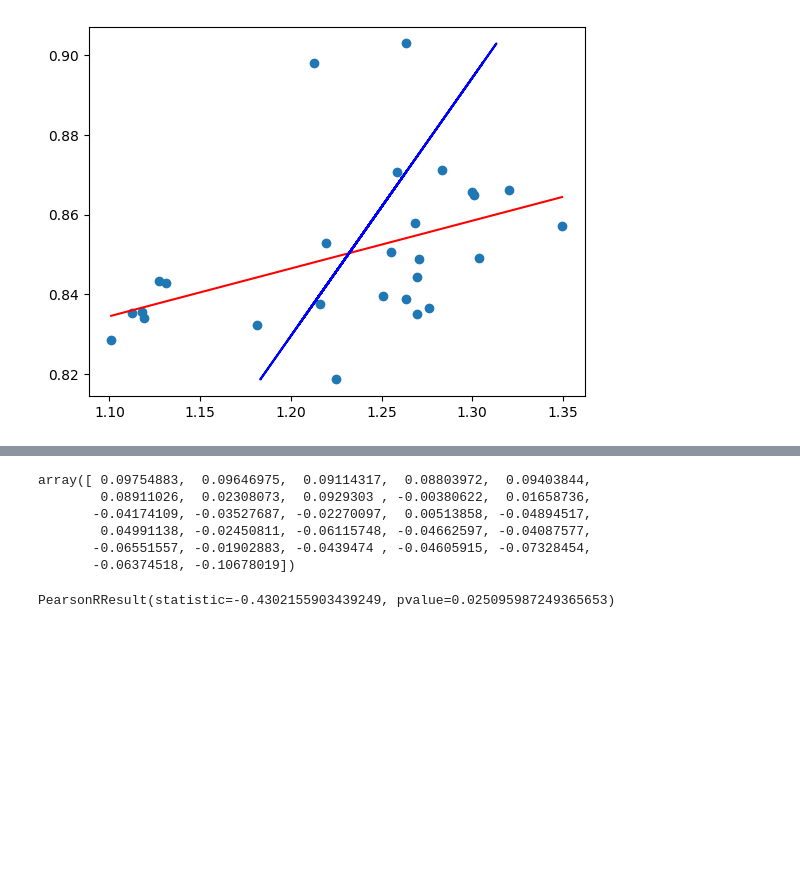
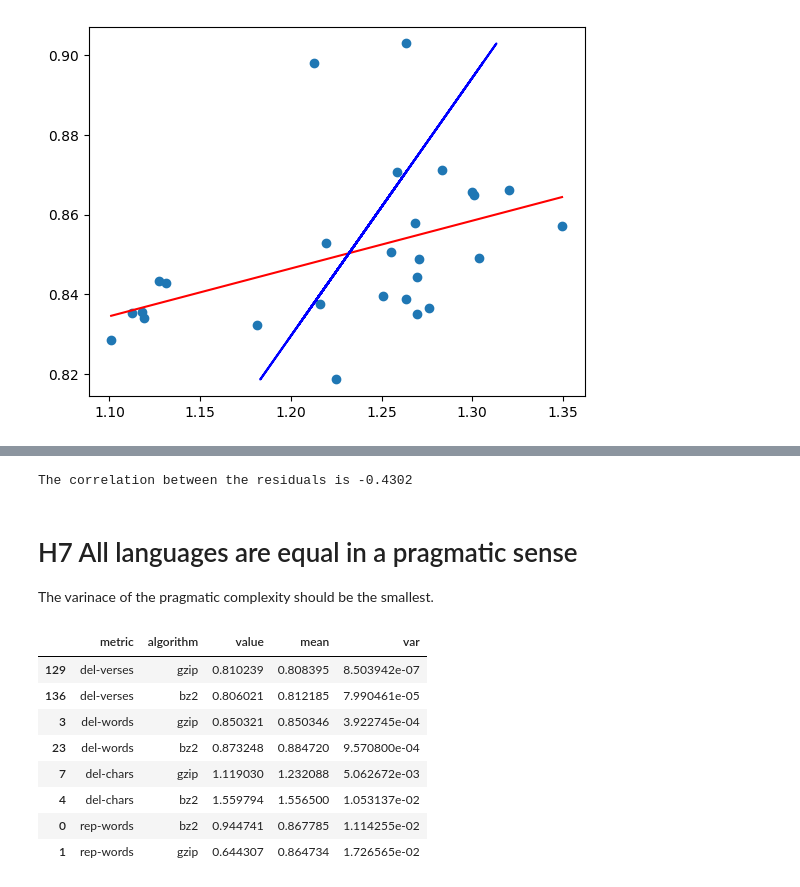
Before and after one commit to migueldmc/language-complexity, a Jupyter notebook: notebooks/Hypothesis.ipynb, the cells around one changed output, grey strips where cells are left out. Drawn from its saved outputs; the diff is of its cells as text; code cells hidden in the pictures; blank space fills up the shorter version.

```diff
--- a/notebooks/Hypothesis.ipynb
+++ b/notebooks/Hypothesis.ipynb
@@ -76,4 +80,14 @@ def fetch_algorithm(df, metric, algo):
     df2['mean'] = m
     df2['std'] = s
     return df2.drop_duplicates('language').sort_values('language').reset_index().drop(columns='index')
+
+
+def fetch_all_metric_algorithms(df):
+    by = ["language", "metric", "algorithm"]
+    m = df.groupby(by=by).value.transform("mean")
+    s = df.groupby(by=by).value.transform("std")
+    df2 = df.copy()
+    df2["mean"] = m
+    df2["var"] = s**2
+    return df2.drop_duplicates(by).sort_values('language').reset_index().drop(columns=['index', 'run_id'])
 # %% [markdown]
@@ -268,9 +280,0 @@ array([ 0.00605021,  0.00058376,  0.0011148 ,  0.00275225, -0.00548305,
-# %%
-residualsy
-# %% [output]
-array([ 0.09754883,  0.09646975,  0.09114317,  0.08803972,  0.09403844,
-        0.08911026,  0.02308073,  0.0929303 , -0.00380622,  0.01658736,
-       -0.04174109, -0.03527687, -0.02270097,  0.00513858, -0.04894517,
-        0.04991138, -0.02450811, -0.06115748, -0.04662597, -0.04087577,
-       -0.06551557, -0.01902883, -0.0439474 , -0.04605915, -0.07328454,
-       -0.06374518, -0.10678019])
@@ -279,4 +281,35 @@ import scipy as sp
-# %%
-sp.stats.pearsonr(residualsx, residualsy)
-# %% [output]
-PearsonRResult(statistic=-0.4302155903439249, pvalue=0.025095987249365653)
+# %%
+residualsa = mx*x + cx - y
+residualsb = my*y + cy - x
+
+corr = sp.stats.pearsonr(residualsa, residualsb)
+print("The correlation between the residuals is %0.4f" % corr.statistic)
+# %% [output]
+The correlation between the residuals is -0.4302
+# %% [markdown]
+# H7 All languages are equal in a pragmatic sense
+The varinace of the pragmatic complexity should be the smallest.
+# %%
+df2 = fetch_all_metric_algorithms(df)
+
+do_nothing = df2.metric == 'do-nothing'
+none = df2.algorithm == 'none'
+df3 = df2.loc[~do_nothing & ~none].sort_values("var").reset_index().drop(columns='index')
+m = df3.groupby(by=['algorithm', 'metric'])['mean'].transform('mean')
+v = df3.groupby(by=['algorithm', 'metric'])['mean'].transform('std')**2
+df4 = df3.copy()
+df4['mean'] = m
+df4['var'] = v
+df5 = df4.drop_duplicates(["metric", "algorithm"]).drop(columns=['language', 'wals'])
+
+df5.sort_values('var')
+# %% [output]
+|  | metric | algorithm | value | mean | var |
+| 129 | del-verses | gzip | 0.810239 | 0.808395 | 8.503942e-07 |
+| 136 | del-verses | bz2 | 0.806021 | 0.812185 | 7.990461e-05 |
+| 3 | del-words | gzip | 0.850321 | 0.850346 | 3.922745e-04 |
+| 23 | del-words | bz2 | 0.873248 | 0.884720 | 9.570800e-04 |
+| 7 | del-chars | gzip | 1.119030 | 1.232088 | 5.062672e-03 |
+| 4 | del-chars | bz2 | 1.559794 | 1.556500 | 1.053137e-02 |
+| 0 | rep-words | bz2 | 0.944741 | 0.867785 | 1.114255e-02 |
+| 1 | rep-words | gzip | 0.644307 | 0.864734 | 1.726565e-02 |
```
Also changed, not shown: parts of 15 cells of this notebook.
